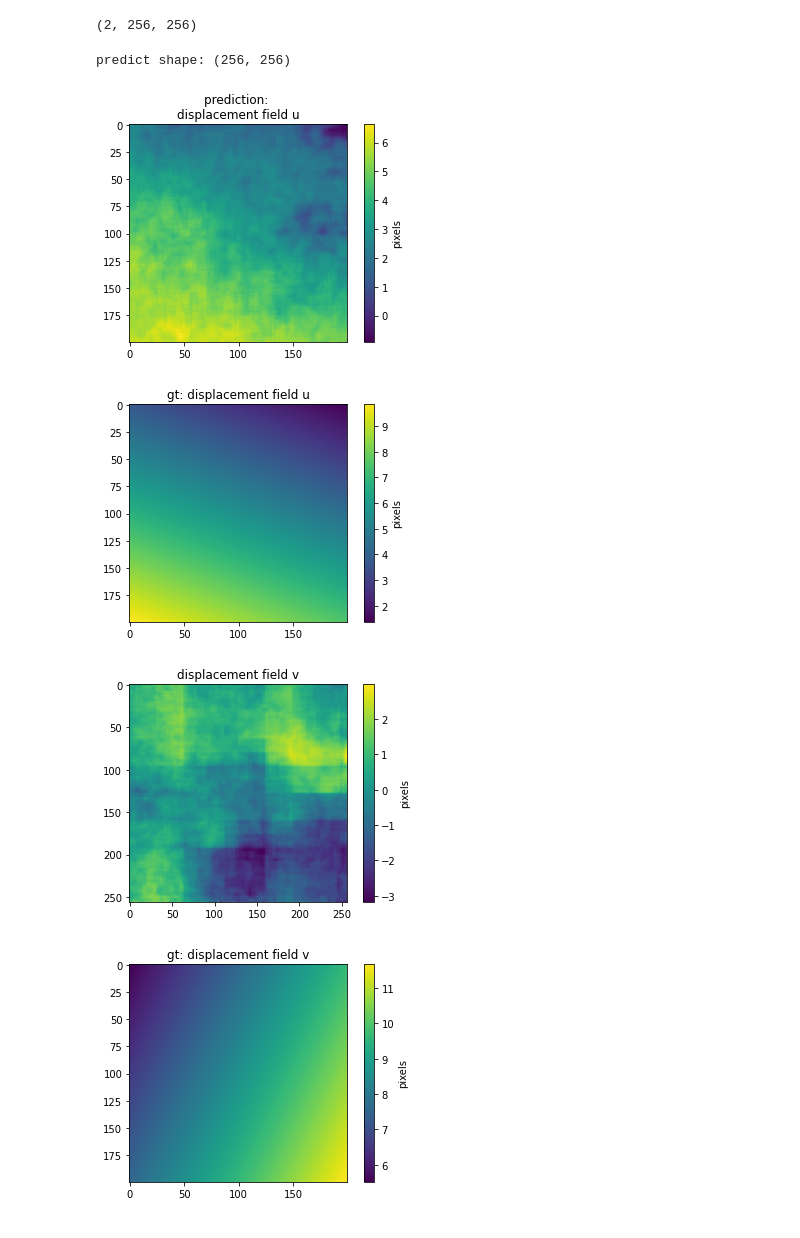
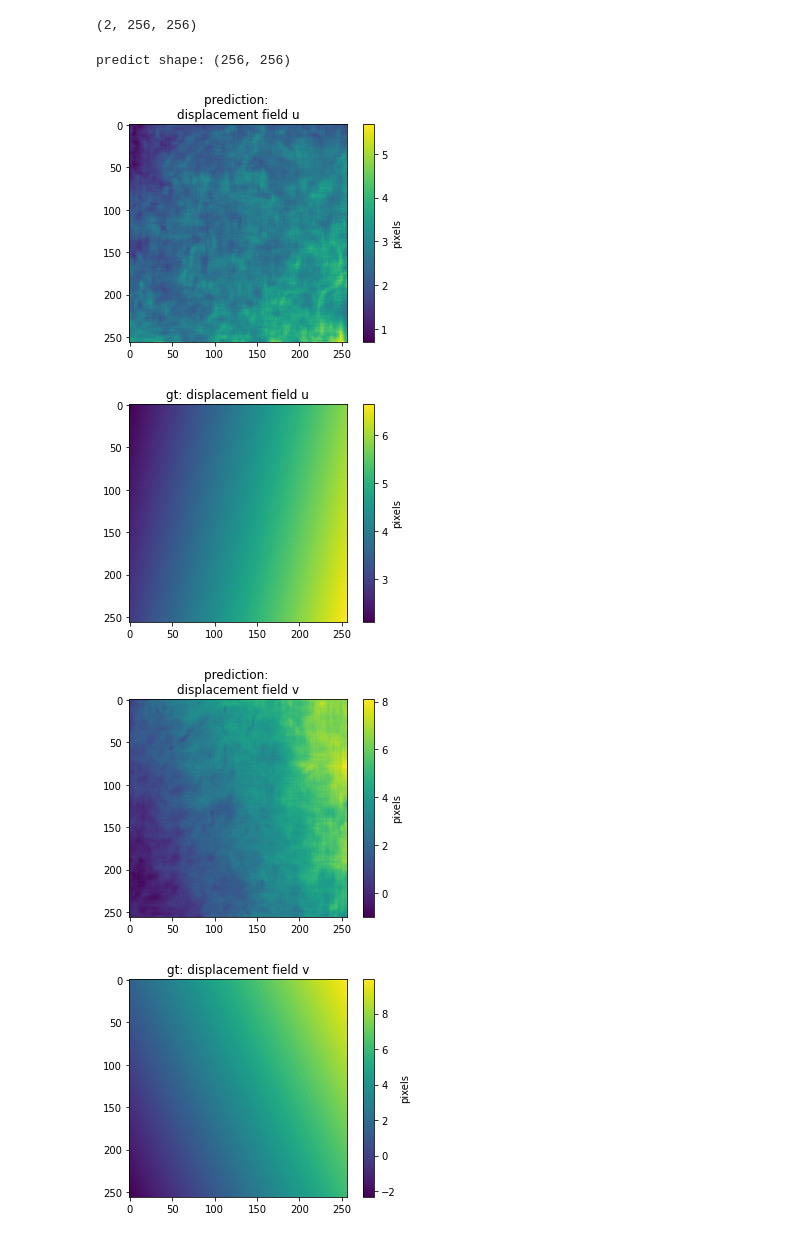
Before and after one commit to newmayor/researchproject_deepDIC, a Jupyter notebook: experiment_displacementNet_numairdata.ipynb, the cells around one changed output. Drawn from its saved outputs; the diff is of its cells as text; code cells hidden in the pictures.

Commit message:
troubleshooting why displacement arrays had outliers of 250+. fixed issue

```diff
--- a/experiment_displacementNet_numairdata.ipynb
+++ b/experiment_displacementNet_numairdata.ipynb
@@ -128,7 +128,8 @@ fnet = FeatureResNet()
 fcn = SegResNet(2,fnet)
 fcn = fcn.cuda()
 
-model_path = '/home/numairahmed/forked_deepDIC/Deep-Dic-deep-learning-based-digital-image-correlation/experiment_numairData/model/param_all_2_309_514'
+model_path = '/home/numairahmed/forked_deepDIC/Deep-Dic-deep-learning-based-digital-image-correlation/trained_models/experiment_numairData10_bothdispFields/model/param_all_2_299_251'
+print(torch.cuda.memory_summary(device=None, abbreviated=False))
 
 # fcn.load_state_dict(torch.load(model_result + 'pretrained_displacementnet'))
 fcn.load_state_dict(torch.load(model_path))
@@ -271,31 +292,32 @@ print(disp_1_x.shape)
 (2, 256, 256)
 # %%
 print(f"predict shape: {predict_np[0].shape}")
+# [25:225,25:225]
 plt.figure()
-plt.imshow(disp_1_x[0][25:225,25:225])
+plt.imshow(disp_1_x[0])
 plt.colorbar(label='pixels')
 plt.title('prediction: \ndisplacement field u')
 plt.figure()
-plt.imshow(gt[0][25:225,25:225])
+plt.imshow(gt[0])
 plt.colorbar(label='pixels')
 plt.title('gt: displacement field u')
 
 plt.figure()
 plt.imshow(disp_1_x[1])
 plt.colorbar(label='pixels')
-plt.title('displacement field v')
+plt.title('prediction: \ndisplacement field v')
 plt.figure()
-plt.imshow(gt[1][25:225,25:225])
+plt.imshow(gt[1])
 plt.colorbar(label='pixels')
 plt.title('gt: displacement field v')
 
 plt.show()
 # %% [output]
 predict shape: (256, 256)
-[figure, old version]
+[figure, new version]
-[figure, old version]
+[figure, new version]
-[figure, old version]
+[figure, new version]
-[figure, old version]
+[figure, new version]
 # %%
 plt.figure()
 plt.title('no warp image')
```
Also changed, not shown: parts of 5 cells of this notebook, 3 other files.
